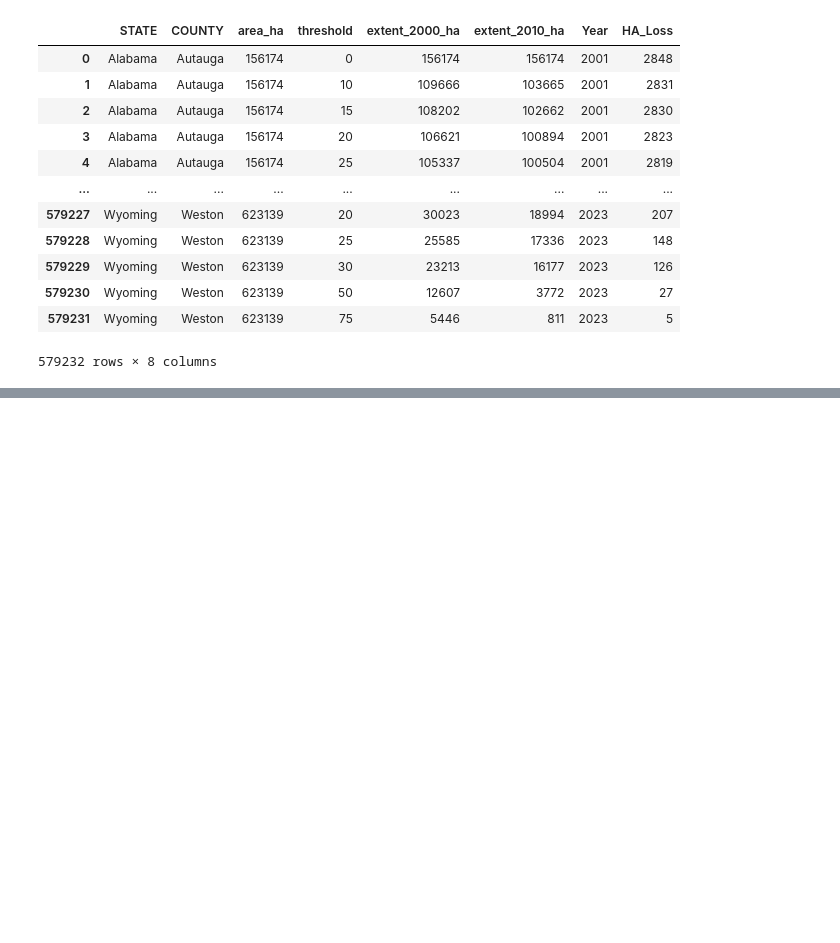
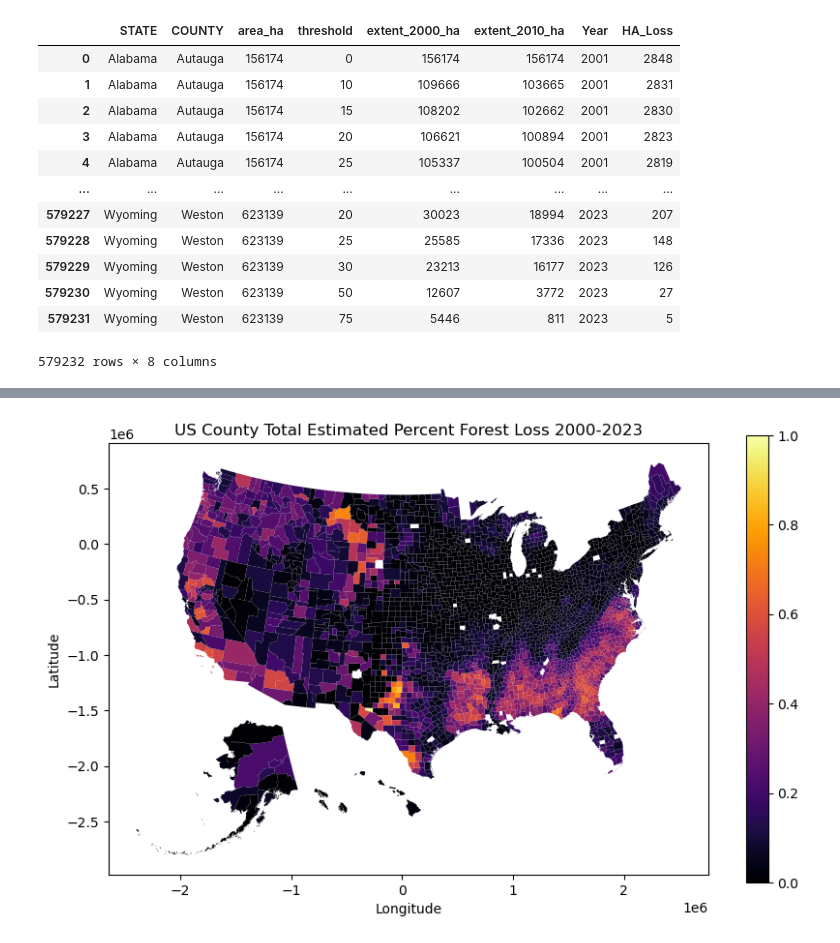
Before and after one commit to Calvin-Davis/CMSC320-FinalProject-Birds, a Jupyter notebook: Code/process_deforestation.ipynb, the cells around one changed output, grey strips where cells are left out. Cells and saved outputs as stored; diff of their text form; code cells hidden in the pictures; blank space fills up the shorter version.

```diff
--- a/Code/process_deforestation.ipynb
+++ b/Code/process_deforestation.ipynb
@@ -84,3 +86,11 @@ loss_over_time.sort_values("percent_lost", ascending=False)[loss_over_time["exte
 | 117030 | North Dakota | Slope | 316763 | 50 | 163 | 8 | 2005 | 59 | 1223.023166 | ... |
 | 273789 | Texas | Stonewall | 236600 | 30 | 710 | 112 | 2011 | 254 | 913.513514 | ... |
 | 273788 | Texas | Stonewall | 236600 | 25 | 936 | 134 | 2011 | 332 | 913.513514 | ... |
+# %%
+# Connecting FIPS codes
+counties = gpd.read_file(os.path.join(current_dir, '..', 'SharedData', 'UScounties', 'UScounties.shp'))
+counties
+
+loss_over_time = loss_over_time.merge(counties, how="left", left_on=["STATE", "COUNTY"], right_on=["STATE_NAME", "NAME"])
+loss_over_time = loss_over_time.drop(["STATE_NAME", "NAME", "geometry"], axis=1)
+loss_over_time
@@ -95,7 +119,7 @@ for num in loss_over_time["threshold"].unique():
 
 loss_over_time.to_csv(os.path.join(directory, f'Annual_Forest_Loss_ALL.csv'), index=False)
 # %%
-total_forest_loss = loss_over_time.groupby(["STATE", "COUNTY", "threshold", "area_ha", "extent_2000_ha", "extent_2010_ha", "area_sqmi"]).agg("sum").reset_index()
+total_forest_loss = loss_over_time.groupby(["STATE", "COUNTY", "threshold", "area_ha", "extent_2000_ha", "extent_2010_ha", "area_sqmi", "STATE_FIPS", "CNTY_FIPS", "FIPS"]).agg("sum").reset_index()
 total_forest_loss = total_forest_loss.drop(["Year"], axis=1)
 
 for num in total_forest_loss["threshold"].unique():
@@ -105,0 +146,3 @@ total_forest_loss.to_csv(os.path.join(directory, f'Total_Forest_Loss_ALL.csv'),
+# %%
+counties2 = gpd.read_file(os.path.join(current_dir, '..', 'SharedData', 'Counties2', 'us_county.shp')).rename(columns={"GEOID": "FIPS"})
+counties2.head()
@@ -105,0 +156,14 @@ total_forest_loss.to_csv(os.path.join(directory, f'Total_Forest_Loss_ALL.csv'),
+# %%
+merged = counties2.merge(total_forest_loss[total_forest_loss["threshold"] == 50], how="inner", left_on="FIPS", right_on="FIPS")
+
+column_to_plot = 'percent_lost'
+
+# Plot the map
+fig, ax = plt.subplots(1, 1, figsize=(10, 6))
+merged.plot(column=column_to_plot, cmap='inferno', linewidth=0.01, ax=ax, edgecolor='0.8', legend=True)
+plt.title('US County Total Estimated Percent Forest Loss 2000-2023')
+plt.xlabel('Longitude')
+plt.ylabel('Latitude')
+plt.show()
+# %% [output]
+[figure, added]
```
Also changed, not shown: parts of 4 cells of this notebook, 8 other files.
